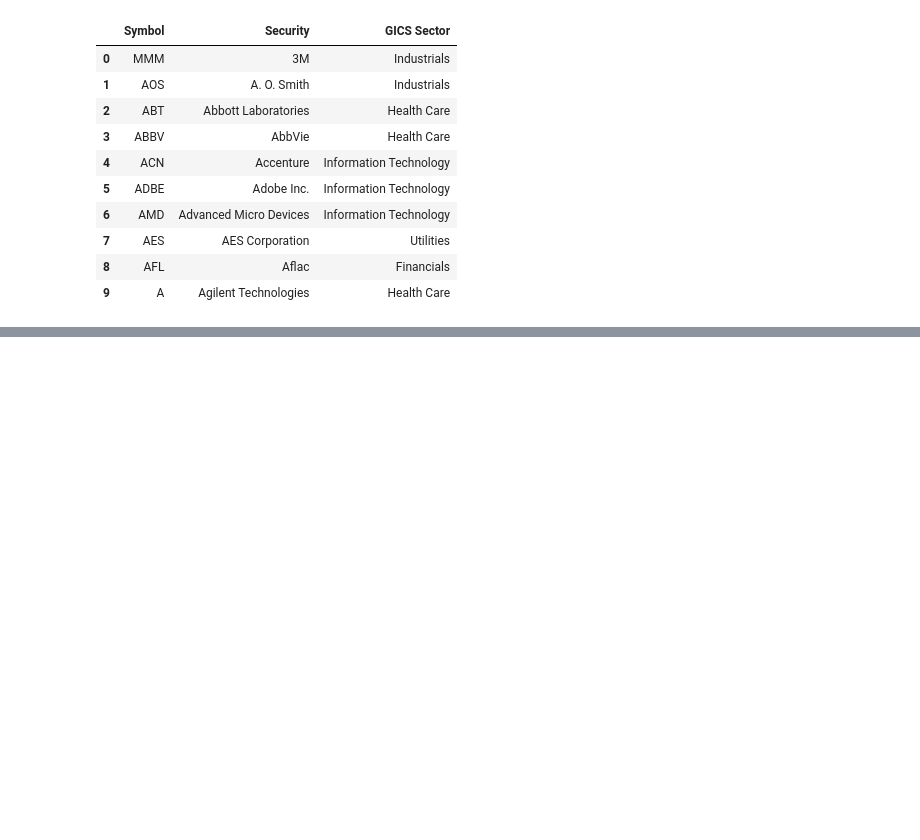
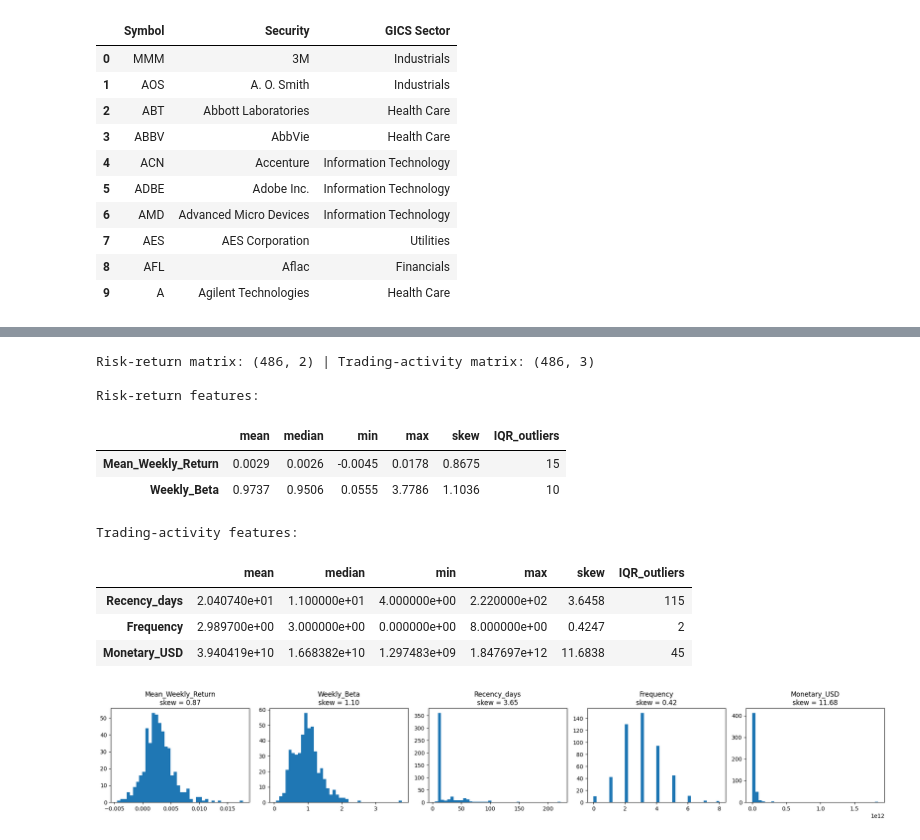
Before and after one commit to EV-2002/-CRM-CM-Coursework, a Jupyter notebook: CRM_Coursework_final.ipynb, the cells around one changed output, grey strips where cells are left out. Cells and saved outputs as stored; diff of their text form; code cells hidden in the pictures; blank space fills up the shorter version.

```diff
--- a/CRM_Coursework_final.ipynb
+++ b/CRM_Coursework_final.ipynb
@@ -152,0 +505,19 @@ files.download('data_snapshot.zip')
+# %%
+# Task 1.4.2: Frequency = number of qualifying high-volume DAYS in the latest 60 trading sessions
+hv_window = high_volume.loc[window_60]
+
+# Every day in the window must be testable (has a full 20-session threshold)
+print('All window days testable:', bool(threshold.loc[window_60].notna().all().all()))
+
+rfm['Frequency'] = hv_window.sum().astype(int)      # counts days (True = 1), not volume or trades
+
+# Check the brief's worked example: 20-session average 1m -> threshold 2m
+is_high = lambda volume, prior_avg: volume > 2 * prior_avg
+print('2.5m qualifies:', is_high(2_500_000, 1_000_000), '| 1.8m qualifies:', is_high(1_800_000, 1_000_000))
+
+print('\nFrequency distribution (days -> number of shares):')
+print(rfm['Frequency'].value_counts().sort_index())
+print('\nShares with Frequency = 0:', int((rfm['Frequency'] == 0).sum()))
+
+rfm.to_csv('outputs/rfm_recency_frequency.csv')
+rfm[['Recency_days', 'Frequency']].describe()
@@ -152,0 +758,38 @@ files.download('data_snapshot.zip')
+# %%
+# Task 2.1: two SEPARATE feature matrices on the common valid share set
+os.makedirs('outputs/figures', exist_ok=True)
+
+X_rr  = features.loc[common_shares, ['Mean_Weekly_Return', 'Weekly_Beta']].copy()        # risk-return
+X_act = features.loc[common_shares, ['Recency_days', 'Frequency', 'Monetary_USD']].copy() # trading activity
+
+print('Risk-return matrix:', X_rr.shape, '| Trading-activity matrix:', X_act.shape)
+
+def inspect(X):
+    q1, q3 = X.quantile(0.25), X.quantile(0.75)
+    iqr = q3 - q1
+    out = ((X < q1 - 1.5 * iqr) | (X > q3 + 1.5 * iqr)).sum()
+    return pd.DataFrame({'mean': X.mean(), 'median': X.median(), 'min': X.min(), 'max': X.max(),
+                         'skew': X.skew(), 'IQR_outliers': out})
+
+print('\nRisk-return features:');      display(inspect(X_rr).round(4))
+print('Trading-activity features:');   display(inspect(X_act).round(4))
+
+# Visual check: histograms of all five raw features
+fig, axes = plt.subplots(1, 5, figsize=(20, 3.5))
+for ax, col in zip(axes, list(X_rr.columns) + list(X_act.columns)):
+    src = X_rr if col in X_rr else X_act
+    ax.hist(src[col], bins=40); ax.set_title(f'{col}\nskew = {src[col].skew():.2f}')
+plt.tight_layout(); plt.savefig('outputs/figures/raw_feature_distributions.png', dpi=150); plt.show()
+# %% [output]
+Risk-return matrix: (486, 2) | Trading-activity matrix: (486, 3)
+
+Risk-return features:
+|  | mean | median | min | max | skew | IQR_outliers |
+| Mean_Weekly_Return | 0.0029 | 0.0026 | -0.0045 | 0.0178 | 0.8675 | 15 |
+| Weekly_Beta | 0.9737 | 0.9506 | 0.0555 | 3.7786 | 1.1036 | 10 |
+Trading-activity features:
+|  | mean | median | min | max | skew | IQR_outliers |
+| Recency_days | 2.040740e+01 | 1.100000e+01 | 4.000000e+00 | 2.220000e+02 | 3.6458 | 115 |
+| Frequency | 2.989700e+00 | 3.000000e+00 | 0.000000e+00 | 8.000000e+00 | 0.4247 | 2 |
+| Monetary_USD | 3.940419e+10 | 1.668382e+10 | 1.297483e+09 | 1.847697e+12 | 11.6838 | 45 |
+[figure, added]
```
Also changed, not shown: parts of 45 cells of this notebook.
